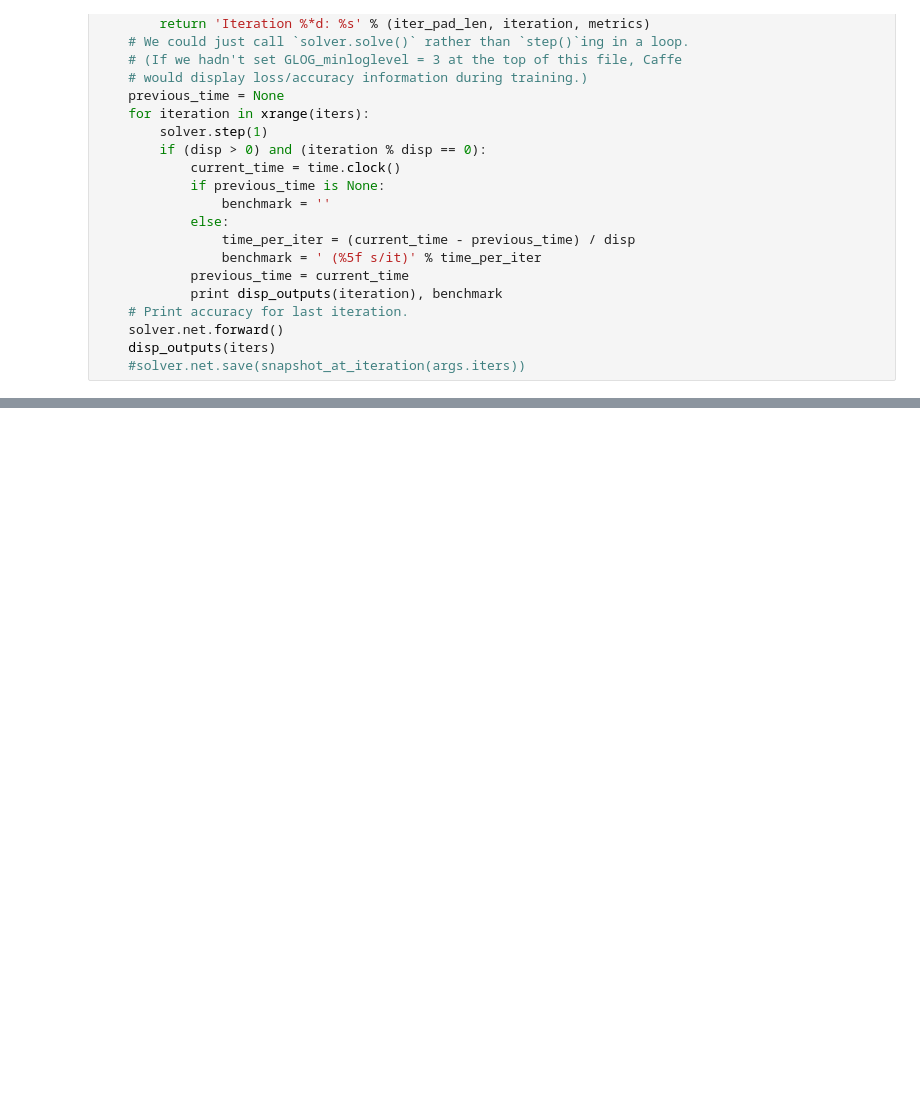
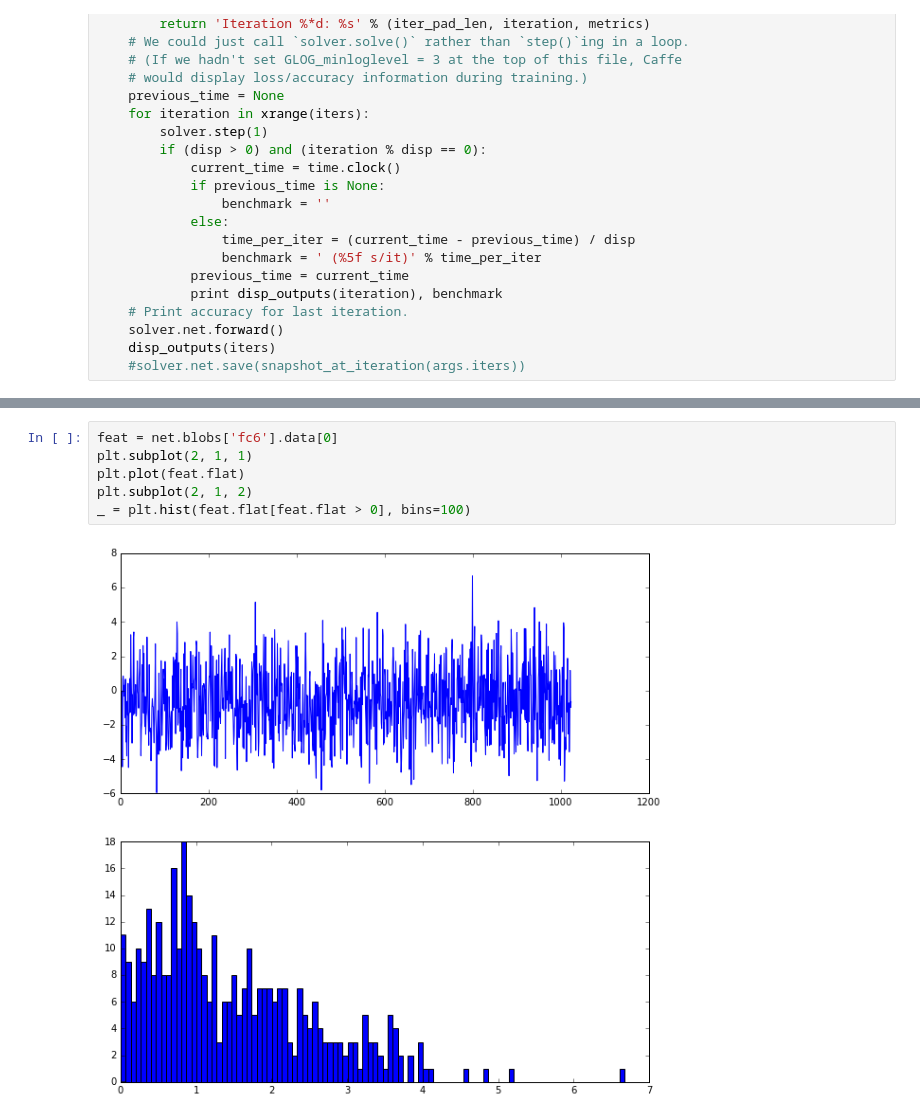
Before and after one commit to VashishtMadhavan/MiniPlaces, a Jupyter notebook: runNet.ipynb, the cells around one changed output, grey strips where cells are left out. Cells and saved outputs as stored; diff of their text form; blank space fills up the shorter version.

```diff
--- a/runNet.ipynb
+++ b/runNet.ipynb
@@ -196,0 +447,8 @@ train_net(500,100)
+# %%
+feat = net.blobs['fc6'].data[0]
+plt.subplot(2, 1, 1)
+plt.plot(feat.flat)
+plt.subplot(2, 1, 2)
+_ = plt.hist(feat.flat[feat.flat > 0], bins=100)
+# %% [output]
+[figure, added]
```
Also changed, not shown: parts of 27 cells of this notebook, 4 other files.
